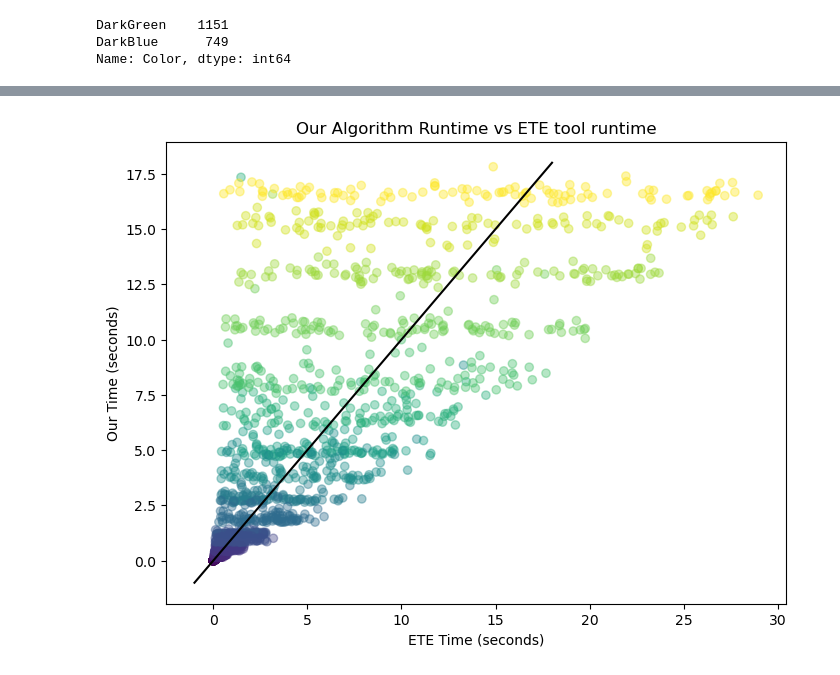
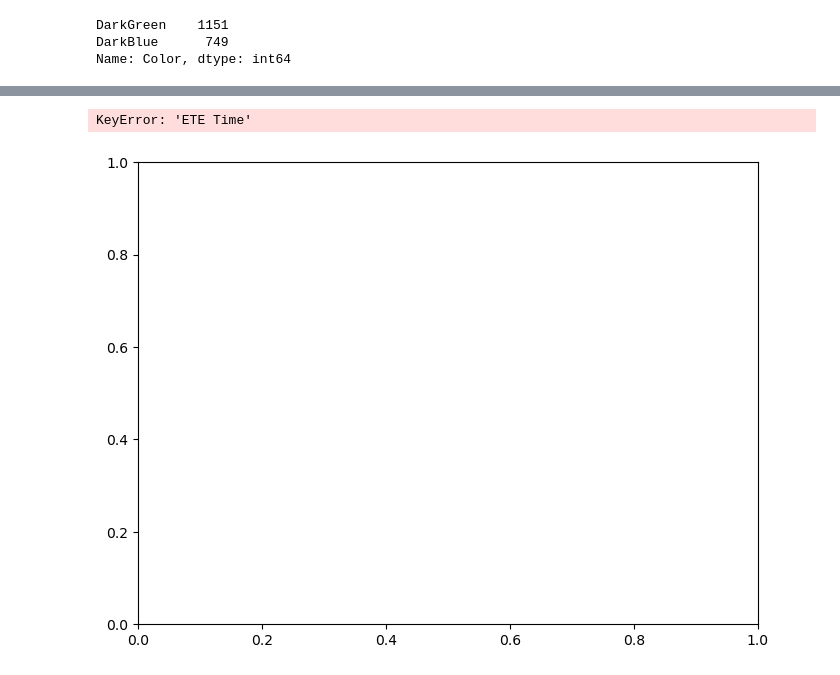
Before and after one commit to rhit-davisoc/OrthoParaTesting, a Jupyter notebook: Automated Tests/data_analysis.ipynb, the cells around one changed output, grey strips where cells are left out. Saved outputs shown, nothing was run; the diff lists cells and outputs as text; code cells hidden in the pictures.

```diff
--- a/Automated Tests/data_analysis.ipynb
+++ b/Automated Tests/data_analysis.ipynb
@@ -29,0 +83,5 @@ Name: Color, dtype: int64
+# %%
+cc_df = pd.read_pickle("./time_data/compact_compare_3.pkl")
+cc_df2 = pd.read_pickle("./time_data/compact_compare_4.pkl")
+cc_df3 = pd.read_pickle("./time_data/compact_compare_7.pkl")
+cc_df3
@@ -30,14 +190,16 @@ Name: Color, dtype: int64
 # %%
 plt.figure(figsize=(8, 6))
 ax = plt.axes()
-ax.scatter(df["ETE Time"],df["Our Time"],c=df["OTUs"],alpha=0.4)
-ax.plot([-1, 18], [-1, 18],c="Black")
+ax.scatter(cc_df["ETE Time"],cc_df["Our Time"],c=cc_df["OTUs"],alpha=0.4)
+ax.plot([0, 1], [0, 1],c="Black")
 
 
 ax.set_xlabel('ETE Time (seconds)')
 ax.set_ylabel('Our Time (seconds)')
 ax.set_title('Our Algorithm Runtime vs ETE tool runtime')
 
 plt.show()
+fig = ax.get_figure()
 # %% [output]
+KeyError: 'ETE Time'
-[figure, old version]
+[figure, new version]
```
Also changed, not shown: parts of 28 cells of this notebook, 37 other files.
